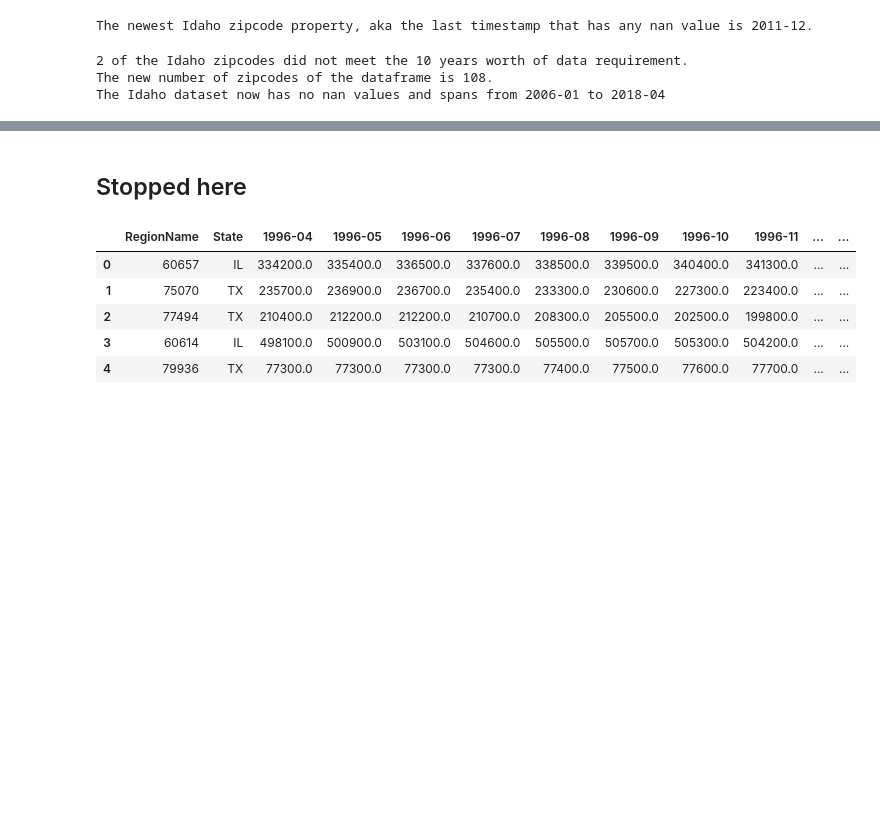
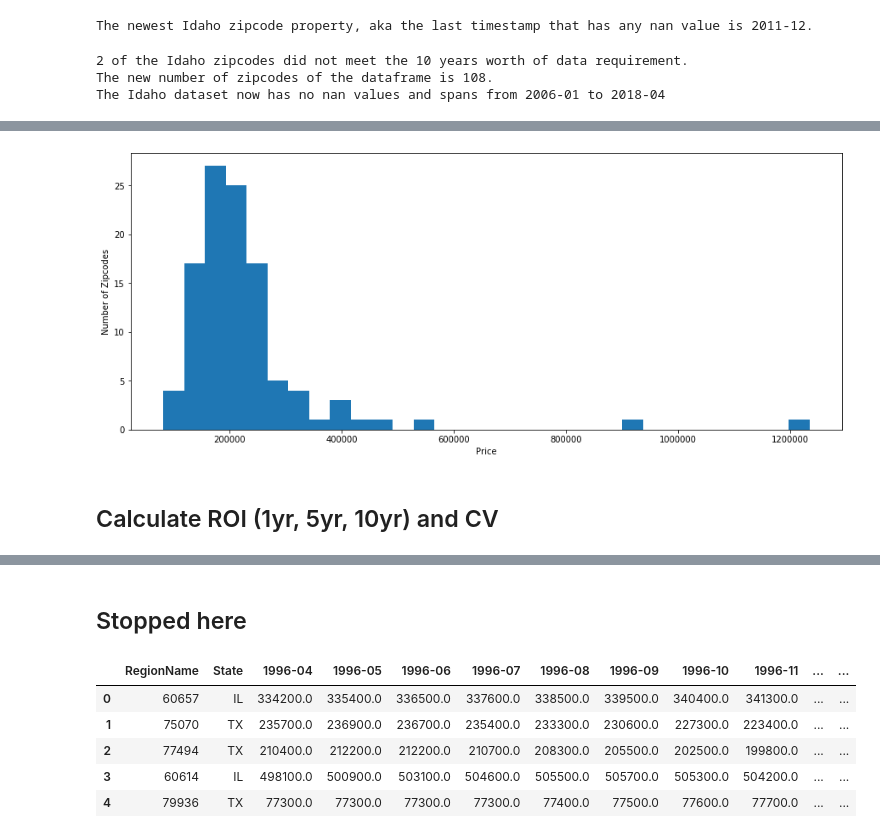
Before and after one commit to stevenkyle2013/ZillowTimeSeries, a Jupyter notebook: Main.ipynb, the cells around one changed output, grey strips where cells are left out. Drawn from its saved outputs; the diff is of its cells as text; code cells hidden in the pictures; blank space fills up the shorter version.

Commit message:
Worked on Dataframe, started working on Map Figure

```diff
--- a/Main.ipynb
+++ b/Main.ipynb
@@ -208,0 +192,2 @@ Name: 2018-04, dtype: float64
+# %%
+Idaho['Last12MonthAvg'] = Idaho.iloc[:,-12:].mean(axis=1)
@@ -208,0 +206,9 @@ Name: 2018-04, dtype: float64
+# %%
+plt.figure(figsize=(15,6))
+plt.hist(Idaho['Last12MonthAvg'], bins='auto');
+plt.ylabel('Number of Zipcodes');
+plt.xlabel('Price');
+# %% [output]
+[figure, added]
+# %% [markdown]
+## Calculate ROI (1yr, 5yr, 10yr) and CV
```
Also changed, not shown: parts of 20 cells of this notebook.
